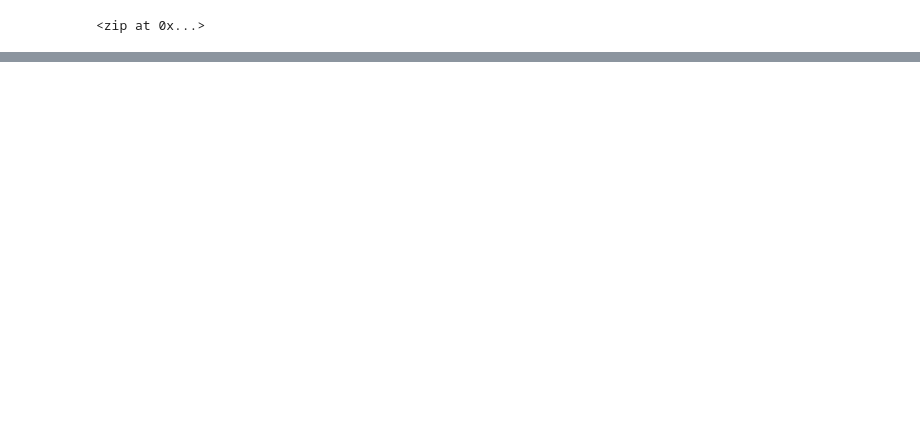
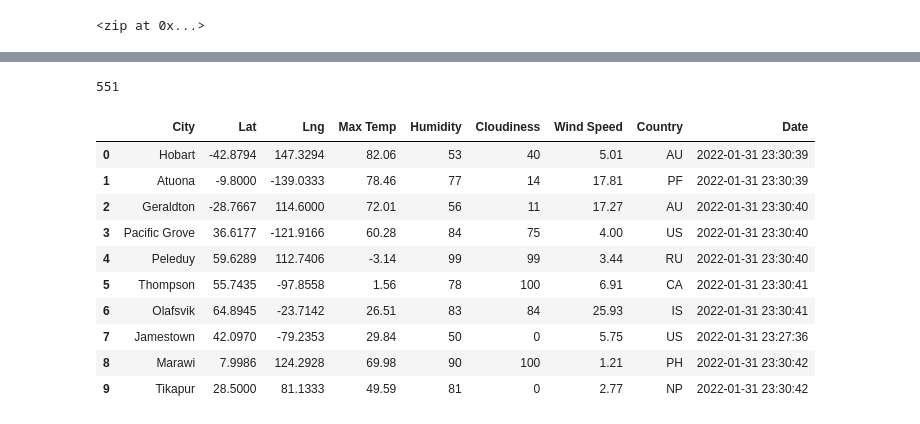
Before and after one commit to Lan-kdl/World_Weather_Analysis, a Jupyter notebook: WeatherPy.ipynb, the cells around one changed output, grey strips where cells are left out. Saved outputs shown, nothing was run; the diff lists cells and outputs as text; code cells hidden in the pictures; blank space fills up the shorter version.

```diff
--- a/WeatherPy.ipynb
+++ b/WeatherPy.ipynb
@@ -0,0 +6,3 @@
+# %%
+# Starting URL for Weather Map API Call.
+url = "http://api.openweathermap.org/data/2.5/weather?units=Imperial&APPID=" + weather_api_key
@@ -31,0 +125,20 @@ len(cities)
+# %%
+len(city_data)
+# %% [output]
+551
+# %%
+# Convert the array of dictionaries into a Pandas DataFrame
+city_data_df = pd.DataFrame(city_data)
+city_data_df.head(10)
+# %% [output]
+|  | City | Lat | Lng | Max Temp | Humidity | Cloudiness | Wind Speed | Country | Date |
+| 0 | Hobart | -42.8794 | 147.3294 | 82.06 | 53 | 40 | 5.01 | AU | 2022-01-31 23:30:39 |
+| 1 | Atuona | -9.8000 | -139.0333 | 78.46 | 77 | 14 | 17.81 | PF | 2022-01-31 23:30:39 |
+| 2 | Geraldton | -28.7667 | 114.6000 | 72.01 | 56 | 11 | 17.27 | AU | 2022-01-31 23:30:40 |
+| 3 | Pacific Grove | 36.6177 | -121.9166 | 60.28 | 84 | 75 | 4.00 | US | 2022-01-31 23:30:40 |
+| 4 | Peleduy | 59.6289 | 112.7406 | -3.14 | 99 | 99 | 3.44 | RU | 2022-01-31 23:30:40 |
+| 5 | Thompson | 55.7435 | -97.8558 | 1.56 | 78 | 100 | 6.91 | CA | 2022-01-31 23:30:41 |
+| 6 | Olafsvik | 64.8945 | -23.7142 | 26.51 | 83 | 84 | 25.93 | IS | 2022-01-31 23:30:41 |
+| 7 | Jamestown | 42.0970 | -79.2353 | 29.84 | 50 | 0 | 5.75 | US | 2022-01-31 23:27:36 |
+| 8 | Marawi | 7.9986 | 124.2928 | 69.98 | 90 | 100 | 1.21 | PH | 2022-01-31 23:30:42 |
+| 9 | Tikapur | 28.5000 | 81.1333 | 49.59 | 81 | 0 | 2.77 | NP | 2022-01-31 23:30:42 |
```
Also changed, not shown: parts of 9 cells of this notebook, 3 other files.
